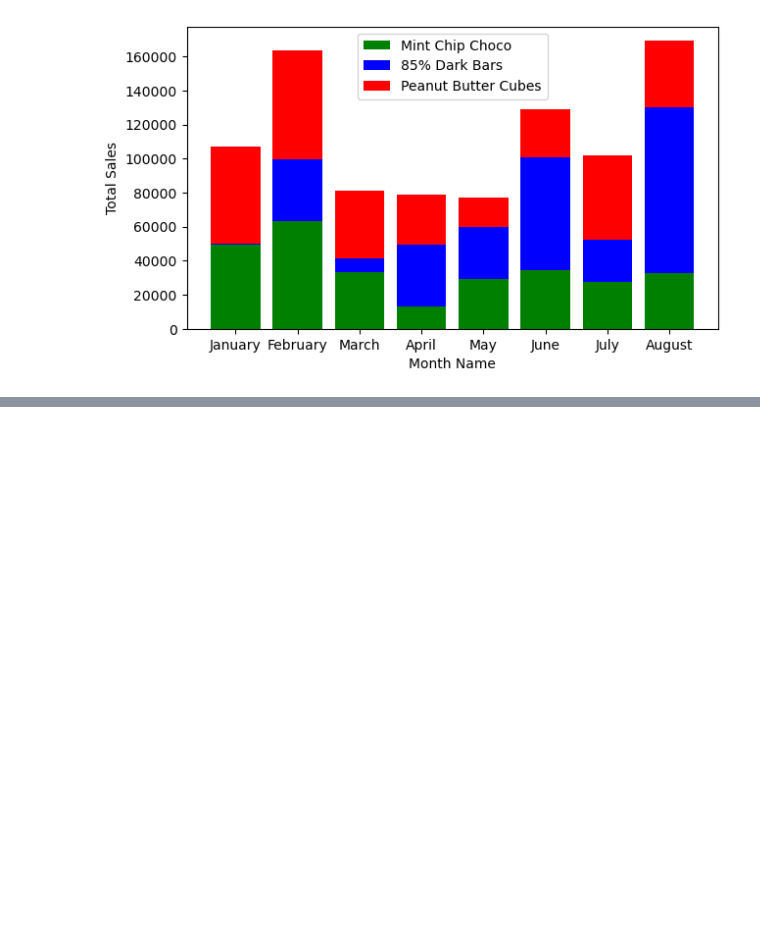
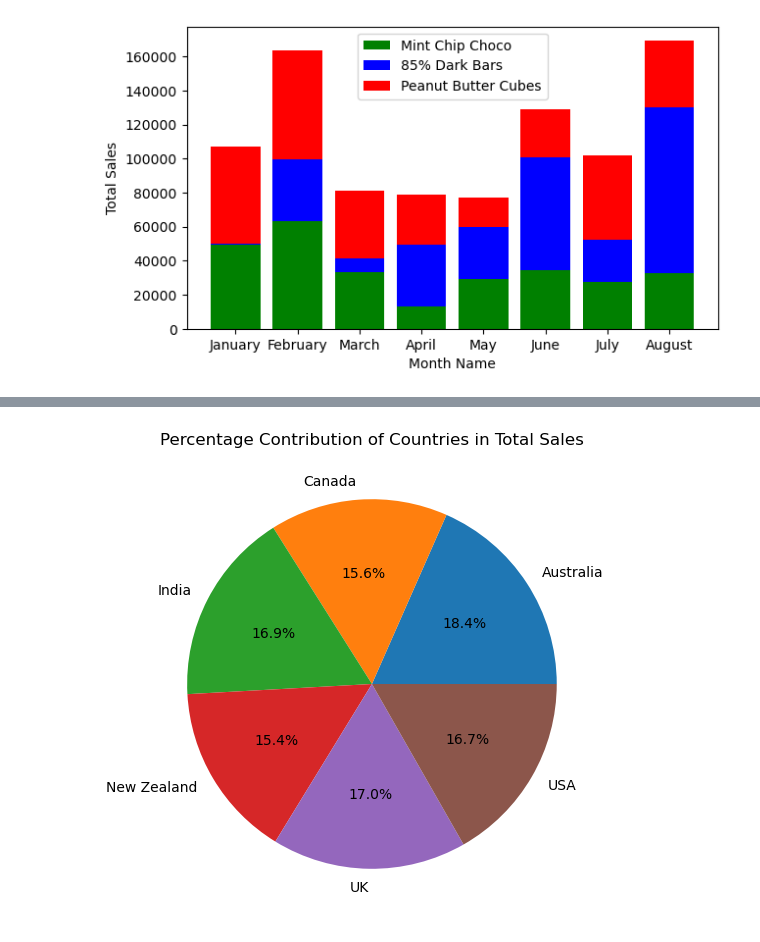
Before and after one commit to daksh-rajora/Gen-Ai, a Jupyter notebook: Machine Learning/MATPLOTLIB/Getting_Started.ipynb, the cells around one changed output, grey strips where cells are left out. Drawn from its saved outputs; the diff is of its cells as text; code cells hidden in the pictures; blank space fills up the shorter version.

Commit message:
Histogram and Pie Chart notes added

```diff
--- a/Machine Learning/MATPLOTLIB/Getting_Started.ipynb
+++ b/Machine Learning/MATPLOTLIB/Getting_Started.ipynb
@@ -648,0 +680,9 @@ plt.show()
+# %%
+data=sales.groupby('Country')['Amount'].sum()
+# %%
+plt.figure(figsize=(12,6))
+plt.pie(data,labels=data.index,autopct='%0.1f%%')
+plt.title('Percentage Contribution of Countries in Total Sales')
+plt.show()
+# %% [output]
+[figure, added]
```
Also changed, not shown: parts of 7 cells of this notebook.
